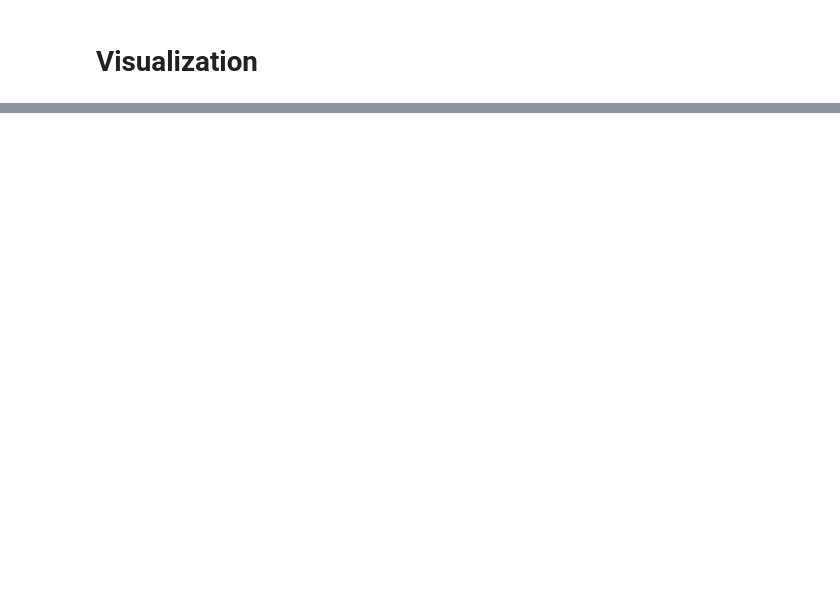
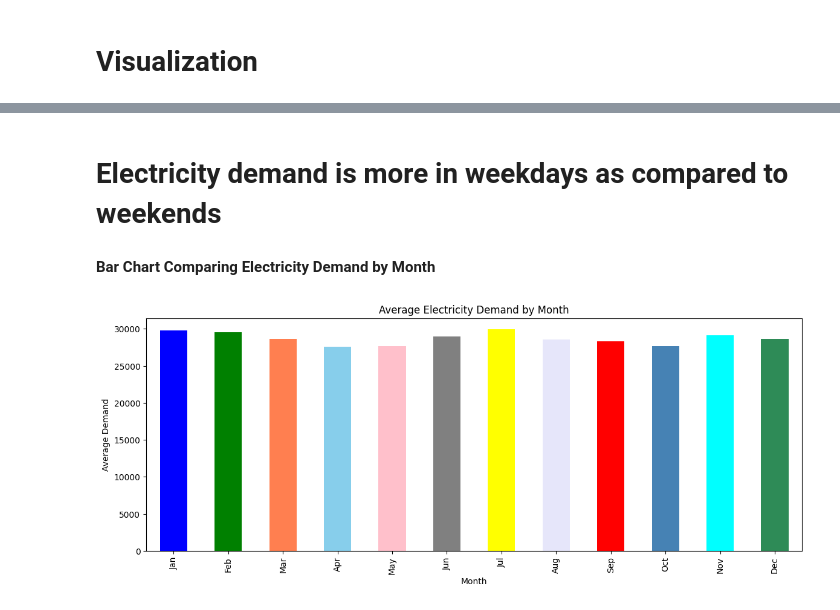
Before and after one commit to BrightonAnthony/Electricity-Demand-and-Price-Forecasting, a Jupyter notebook: Brighton/Electricity_Demand_Forecasting.ipynb, the cells around one changed output, grey strips where cells are left out. Saved outputs shown, nothing was run; the diff lists cells and outputs as text; code cells hidden in the pictures; blank space fills up the shorter version.

```diff
--- a/Brighton/Electricity_Demand_Forecasting.ipynb
+++ b/Brighton/Electricity_Demand_Forecasting.ipynb
@@ -380,0 +403,20 @@ plt.show()
+# %% [markdown]
+# Electricity demand is more in weekdays as compared to weekends
+# %% [markdown]
+**Bar Chart Comparing Electricity Demand by Month**
+# %%
+# Group by month and calculate the mean demand
+monthly_demand = merged_df.groupby(merged_df['time'].dt.month)['total load actual'].mean()
+
+# Define a list of colors for each month
+colors = ['blue', 'green', 'coral', 'skyblue', 'pink', 'gray', 'yellow', 'lavender', 'red', 'steelblue', 'cyan', 'seagreen']
+
+plt.figure(figsize=(14, 5))
+monthly_demand.plot(kind='bar', color=colors)
+plt.title('Average Electricity Demand by Month')
+plt.xlabel('Month')
+plt.ylabel('Average Demand')
+plt.xticks(range(12), ['Jan', 'Feb', 'Mar', 'Apr', 'May', 'Jun', 'Jul', 'Aug', 'Sep', 'Oct', 'Nov', 'Dec'])
+plt.show()
+# %% [output]
+[figure, added]
```
Also changed, not shown: parts of 92 cells of this notebook, 1 other file.
